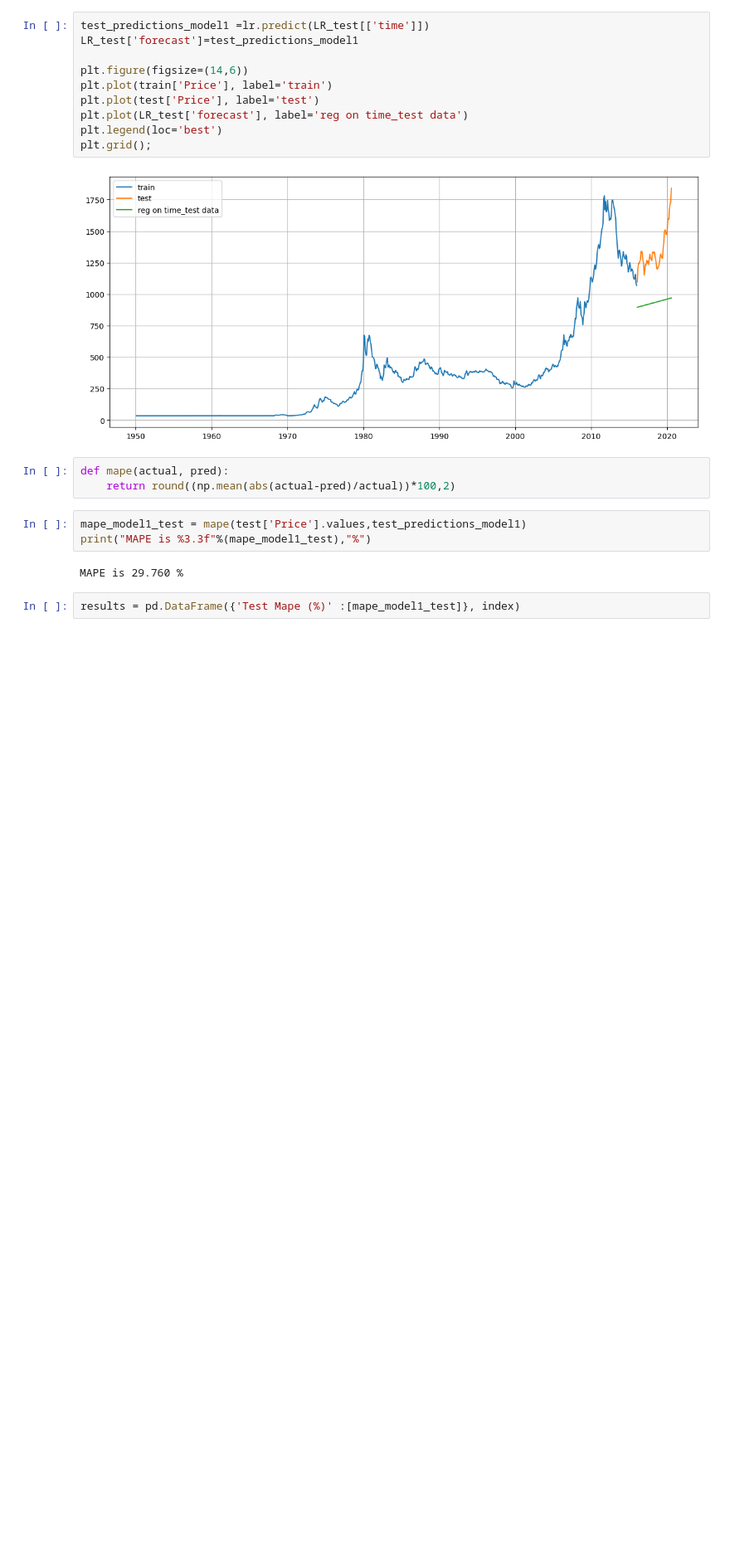
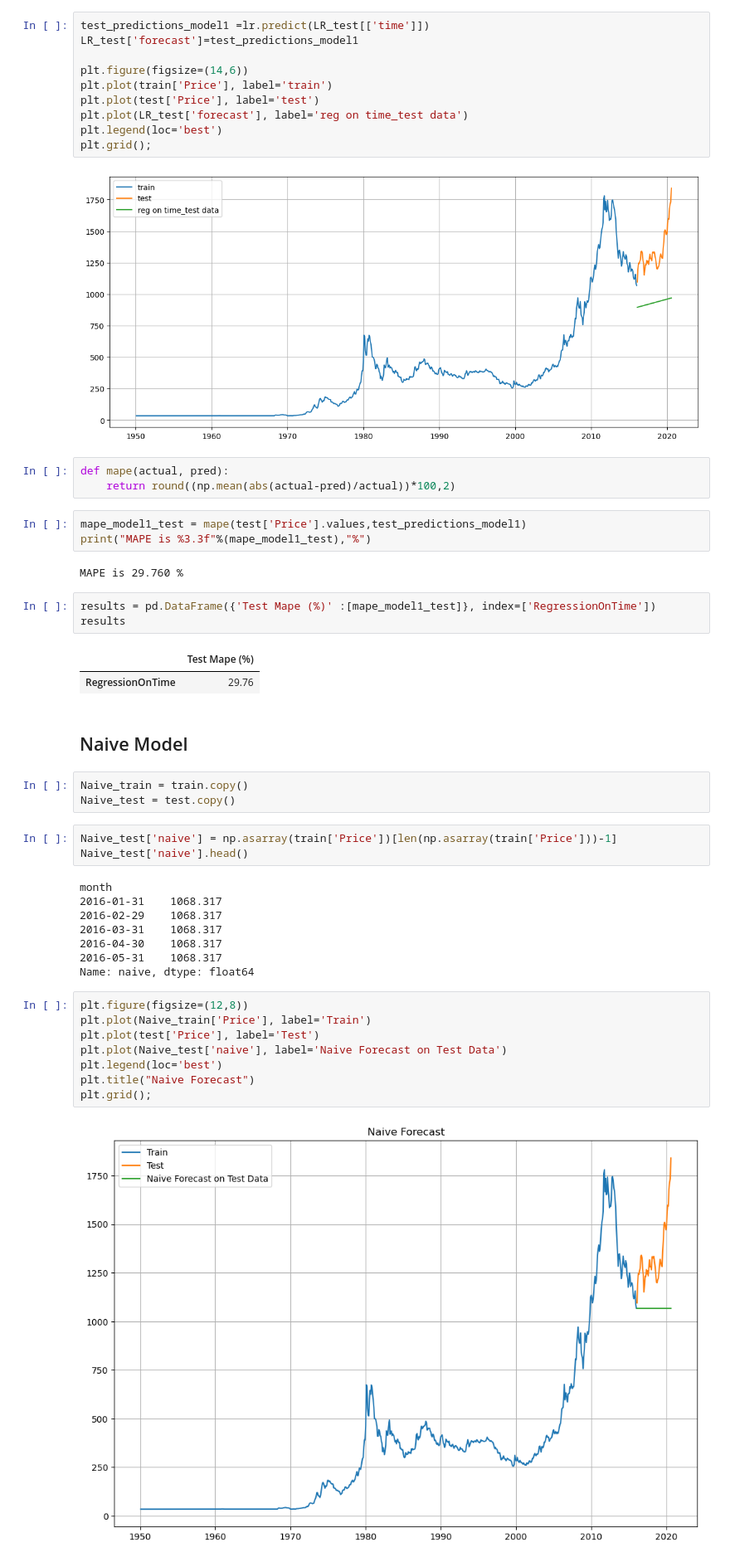
Before and after one commit to idatonui/Time-series-Forecasting, a Jupyter notebook: Index.ipynb, the cells around one changed output. Shown at 83% size. Saved outputs shown, nothing was run; the diff lists cells and outputs as text; blank space fills up the shorter version.

Commit message:
Modeling

```diff
--- a/Index.ipynb
+++ b/Index.ipynb
@@ -222,4 +224,34 @@ print("MAPE is %3.3f"%(mape_model1_test),"%")
 # %% [output]
 MAPE is 29.760 %
 # %%
-results = pd.DataFrame({'Test Mape (%)' :[mape_model1_test]}, index)
+results = pd.DataFrame({'Test Mape (%)' :[mape_model1_test]}, index=['RegressionOnTime'])
+results
+# %% [output]
+|  | Test Mape (%) |
+| RegressionOnTime | 29.76 |
+# %% [markdown]
+## Naive Model
+# %%
+Naive_train = train.copy()
+Naive_test = test.copy()
+# %%
+Naive_test['naive'] = np.asarray(train['Price'])[len(np.asarray(train['Price']))-1]
+Naive_test['naive'].head()
+# %% [output]
+month
+2016-01-31    1068.317
+2016-02-29    1068.317
+2016-03-31    1068.317
+2016-04-30    1068.317
+2016-05-31    1068.317
+Name: naive, dtype: float64
+# %%
+plt.figure(figsize=(12,8))
+plt.plot(Naive_train['Price'], label='Train')
+plt.plot(test['Price'], label='Test')
+plt.plot(Naive_test['naive'], label='Naive Forecast on Test Data')
+plt.legend(loc='best')
+plt.title("Naive Forecast")
+plt.grid();
+# %% [output]
+[figure, added]
```
Also changed, not shown: parts of 8 cells of this notebook.
